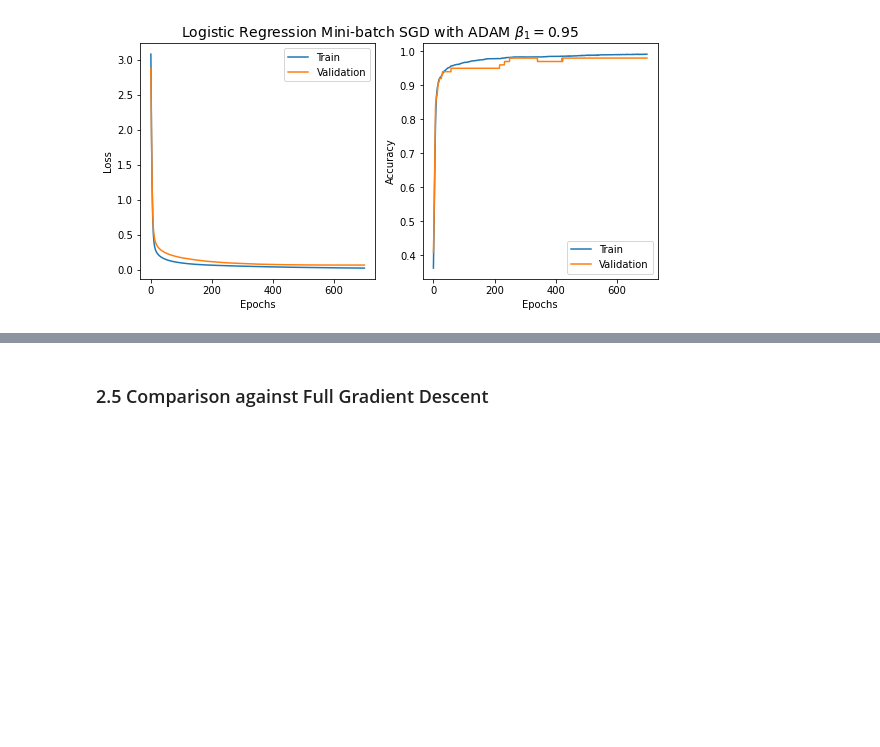
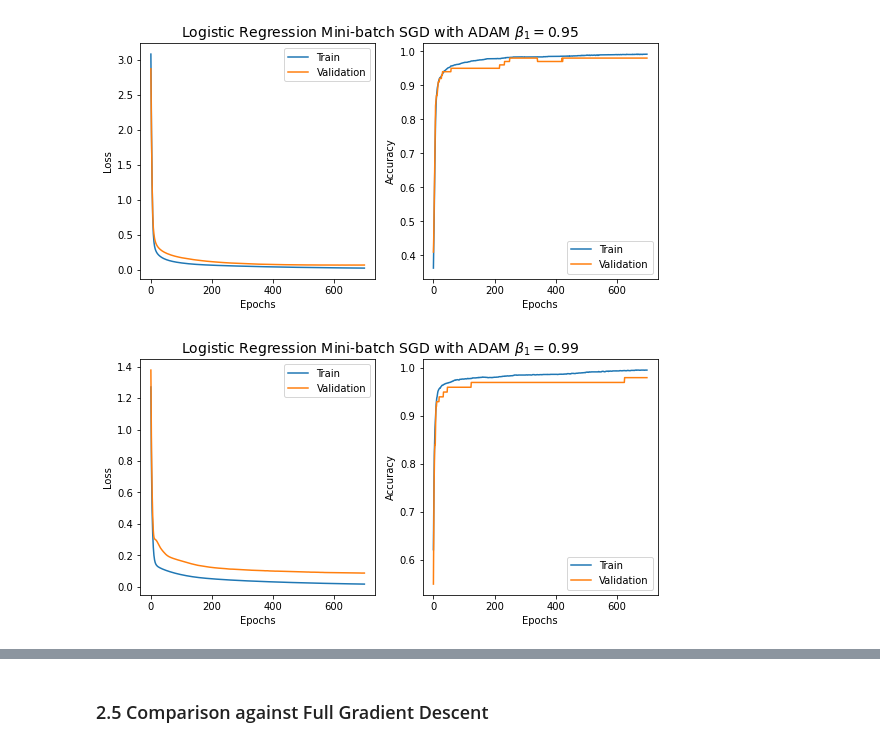
Before and after one commit to pranshumalik14/ece421-labs-hw, a Jupyter notebook: labs/lab1/lab1.ipynb, the cells around one changed output, grey strips where cells are left out. Saved outputs shown, nothing was run; the diff lists cells and outputs as text; code cells hidden in the pictures; blank space fills up the shorter version.

```diff
--- a/labs/lab1/lab1.ipynb
+++ b/labs/lab1/lab1.ipynb
@@ -297,3 +318,9 @@ title  = r"Logistic Regression Mini-batch SGD with ADAM $\beta_1={}$".format(0.9
 plot_learning_history(title, loss_history_beta1_0p95[:, 0:2], accuracy_history_beta1_0p95[:, 0:2])
 # %% [output]
 [figure]
+# %%
+_, loss_history_beta1_0p99, accuracy_history_beta1_0p99 = logistic_reg_tf2(Xs, Ys, 0.0, Options(beta1=0.99))
+title  = r"Logistic Regression Mini-batch SGD with ADAM $\beta_1={}$".format(0.99)
+plot_learning_history(title, loss_history_beta1_0p99[:, 0:2], accuracy_history_beta1_0p99[:, 0:2])
+# %% [output]
+[figure, added]
```
Also changed, not shown: parts of 7 cells of this notebook.
